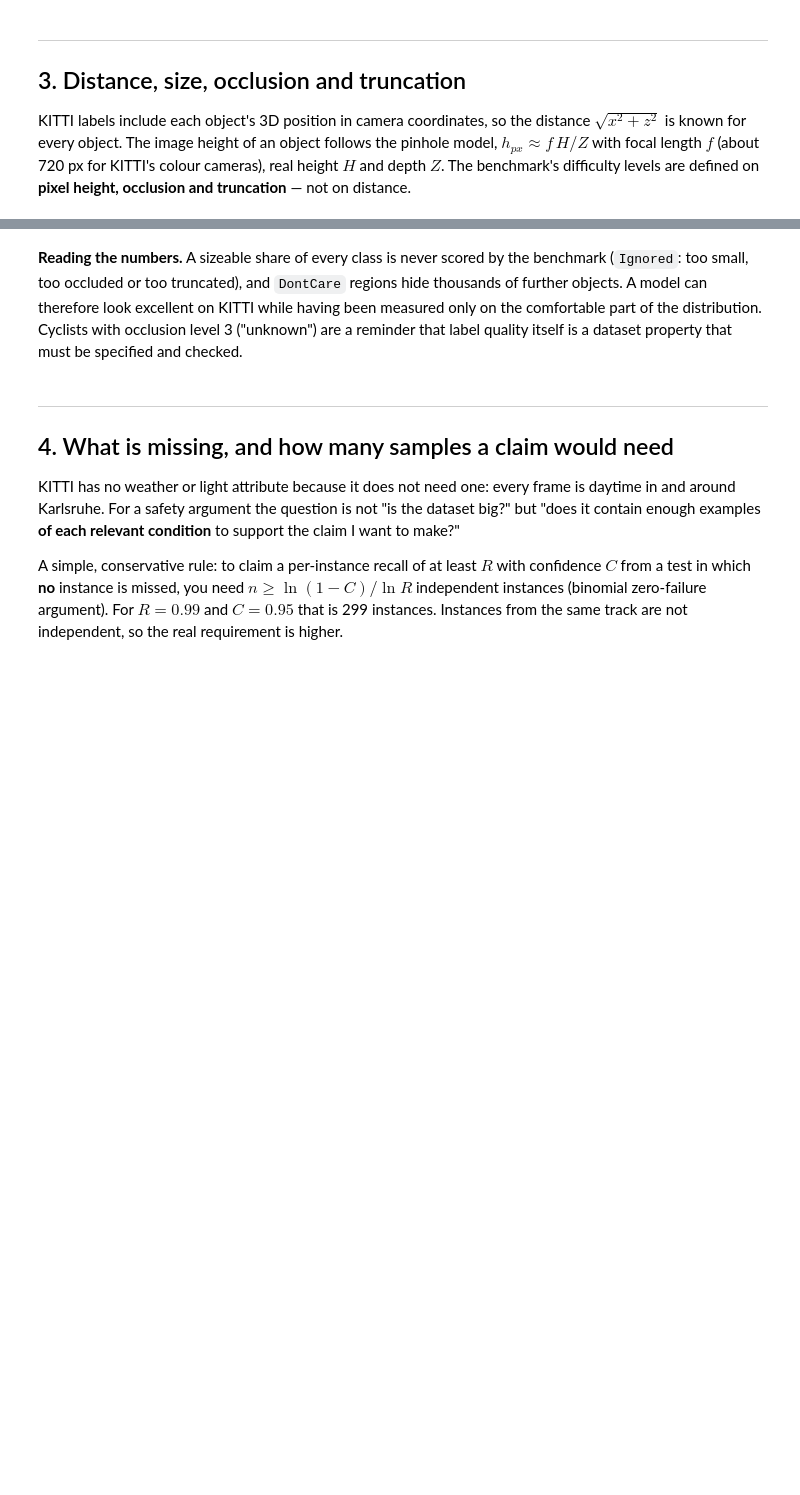
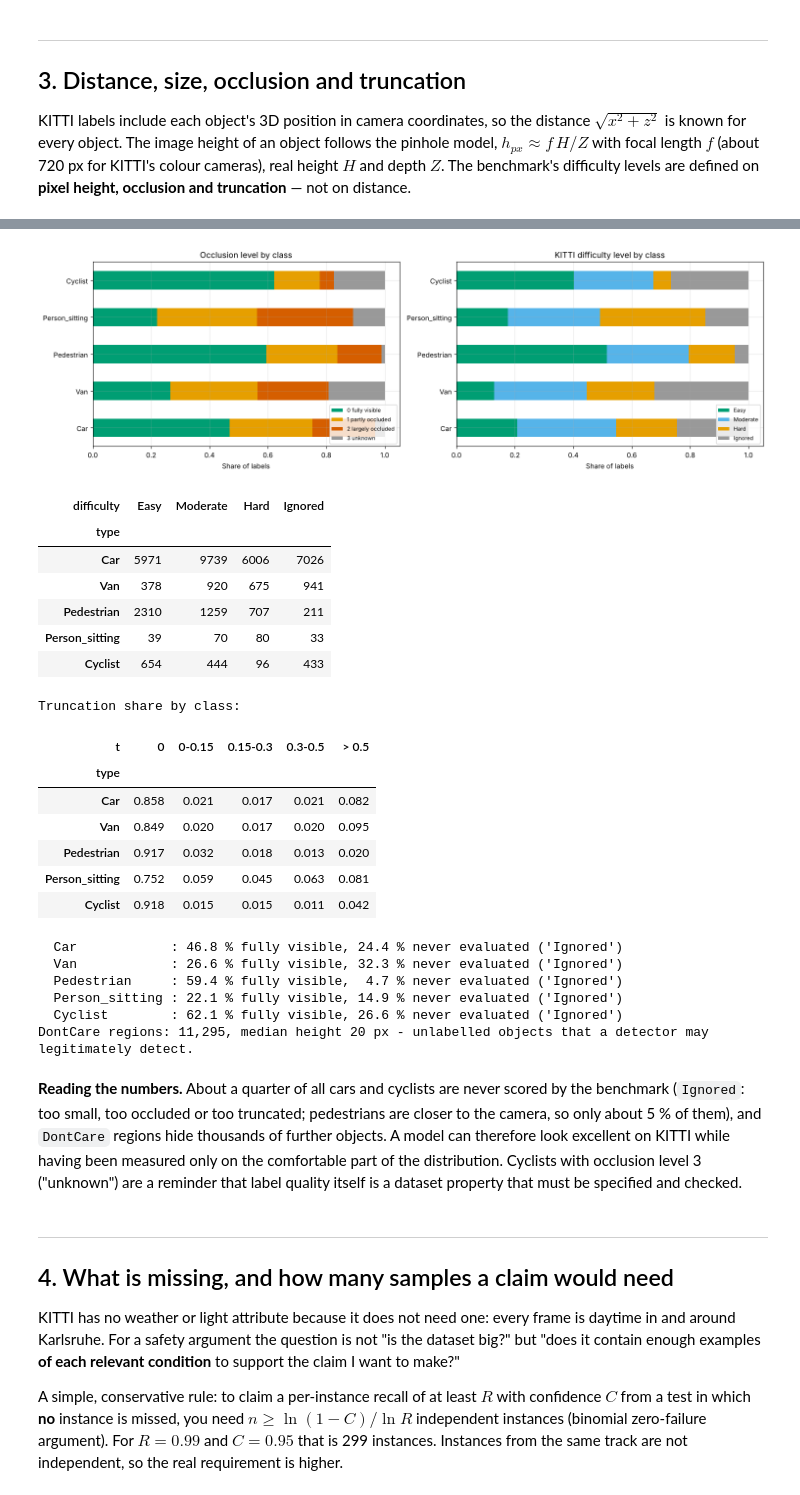
Before and after one commit to milinpatel07/Autonomous-Driving_AI-Safety-and-Security, a Jupyter notebook: 01_Perception/08_driving_datasets.ipynb, the cells around one changed output, grey strips where cells are left out. Cells and saved outputs as stored; diff of their text form; code cells hidden in the pictures; blank space fills up the shorter version.

Commit message:
WIP checkpoint: round-3 notebook work in progress (not yet verified)
Co-Authored-By: Claude Opus 5.5 <noreply@anthropic.com>
Claude-Session: https://claude.ai/code/session_01Xa5ZcLSPUU47hRWHHzZw9s

```diff
--- a/01_Perception/08_driving_datasets.ipynb
+++ b/01_Perception/08_driving_datasets.ipynb
@@ -177,0 +211,14 @@ for c in ['Car', 'Pedestrian', 'Cyclist']:
+# %%
+key = pd.DataFrame({'type': objs['type'], 'x': (objs['x'] / 0.25).round(), 'z': (objs['z'] / 0.25).round(),
+                    'u1': (objs['x1'] / 4).round(), 'v1': (objs['y1'] / 4).round(), 'u2': (objs['x2'] / 4).round()})
+repeats = objs.assign(k=pd.util.hash_pandas_object(key, index=False)).groupby(['type', 'k'])['frame'].nunique()
+rows = []
+for c in ['Car', 'Pedestrian', 'Cyclist']:
+    r = repeats.loc[c]
+    rows.append({'class': c, 'labels': int(r.sum()), 'objects seen in >= 5 frames': int((r >= 5).sum()),
+                 'labels belonging to them': int(r[r >= 5].sum()), 'largest repeat (frames)': int(r.max())})
+rep_df = pd.DataFrame(rows).set_index('class'); display(rep_df)
+cy = rep_df.loc['Cyclist']
+print(f"Cyclists: {cy['labels belonging to them']} labels ({100 * cy['labels belonging to them'] / cy['labels']:.1f} %) "
+      f"come from {cy['objects seen in >= 5 frames']} near-identical objects; one appears in {cy['largest repeat (frames)']} frames.")
+print("Frame counts overstate the number of independent samples: split train/test by recording, not by frame.")
@@ -178,30 +233,53 @@ for c in ['Car', 'Pedestrian', 'Cyclist']:
 # %%
 occ_names = {0: '0 fully visible', 1: '1 partly occluded', 2: '2 largely occluded', 3: '3 unknown'}
 classes = ['Car', 'Van', 'Pedestrian', 'Person_sitting', 'Cyclist']
 occ = pd.crosstab(objs['type'], objs['occluded'], normalize='index').loc[classes].rename(columns=occ_names)
 trunc = objs.assign(t=pd.cut(objs['truncated'], [-0.01, 0.0, 0.15, 0.3, 0.5, 1.0],
                              labels=['0', '0-0.15', '0.15-0.3', '0.3-0.5', '> 0.5']))
 trunc = pd.crosstab(trunc['type'], trunc['t'], normalize='index').loc[classes]
 diff = pd.crosstab(objs['type'], objs['difficulty']).loc[classes, ['Easy', 'Moderate', 'Hard', 'Ignored']]
 
 fig, axes = plt.subplots(1, 2, figsize=(15, 4.8))
 occ.plot(kind='barh', stacked=True, ax=axes[0], color=[OKABE_ITO[2], OKABE_ITO[0], OKABE_ITO[5], '#999999'])
 axes[0].set_xlabel('Share of labels'); axes[0].set_ylabel(''); axes[0].set_title('Occlusion level by class')
 axes[0].legend(fontsize=8, loc='lower right')
-(diff.div(diff.sum(1), axis=0)).plot(kind='barh', stacked=True, ax=axes[1],
+(diff.div(diff.sum(axis=1), axis=0)).plot(kind='barh', stacked=True, ax=axes[1],
                                      color=[OKABE_ITO[2], OKABE_ITO[1], OKABE_ITO[0], '#999999'])
 axes[1].set_xlabel('Share of labels'); axes[1].set_ylabel(''); axes[1].set_title('KITTI difficulty level by class')
 axes[1].legend(fontsize=8, loc='lower right')
 plt.tight_layout(); plt.show()
 display(diff)
 print("Truncation share by class:"); display(trunc.round(3))
 for c in classes:
     print(f"  {c:15s}: {100 * occ.loc[c].iloc[0]:4.1f} % fully visible, "
           f"{100 * diff.loc[c, 'Ignored'] / diff.loc[c].sum():4.1f} % never evaluated ('Ignored')")
 print(f"DontCare regions: {len(dontcare):,}, median height {dontcare['box_height_px'].median():.0f} px "
       "- unlabelled objects that a detector may legitimately detect.")
+# %% [output]
+[figure, added]
+| difficulty | Easy | Moderate | Hard | Ignored |
+| type |  |  |  |  |
+| Car | 5971 | 9739 | 6006 | 7026 |
+| Van | 378 | 920 | 675 | 941 |
+| Pedestrian | 2310 | 1259 | 707 | 211 |
+| Person_sitting | 39 | 70 | 80 | 33 |
+| Cyclist | 654 | 444 | 96 | 433 |
+Truncation share by class:
+| t | 0 | 0-0.15 | 0.15-0.3 | 0.3-0.5 | > 0.5 |
+| type |  |  |  |  |  |
+| Car | 0.858 | 0.021 | 0.017 | 0.021 | 0.082 |
+| Van | 0.849 | 0.020 | 0.017 | 0.020 | 0.095 |
+| Pedestrian | 0.917 | 0.032 | 0.018 | 0.013 | 0.020 |
+| Person_sitting | 0.752 | 0.059 | 0.045 | 0.063 | 0.081 |
+| Cyclist | 0.918 | 0.015 | 0.015 | 0.011 | 0.042 |
+  Car            : 46.8 % fully visible, 24.4 % never evaluated ('Ignored')
+  Van            : 26.6 % fully visible, 32.3 % never evaluated ('Ignored')
+  Pedestrian     : 59.4 % fully visible,  4.7 % never evaluated ('Ignored')
+  Person_sitting : 22.1 % fully visible, 14.9 % never evaluated ('Ignored')
+  Cyclist        : 62.1 % fully visible, 26.6 % never evaluated ('Ignored')
+DontCare regions: 11,295, median height 20 px - unlabelled objects that a detector may legitimately detect.
 # %% [markdown]
-**Reading the numbers.** A sizeable share of every class is never scored by the benchmark (`Ignored`: too small, too occluded or too truncated), and `DontCare` regions hide thousands of further objects. A model can therefore look excellent on KITTI while having been measured only on the comfortable part of the distribution. Cyclists with occlusion level 3 ("unknown") are a reminder that label quality itself is a dataset property that must be specified and checked.
+**Reading the numbers.** About a quarter of all cars and cyclists are never scored by the benchmark (`Ignored`: too small, too occluded or too truncated; pedestrians are closer to the camera, so only about 5 % of them), and `DontCare` regions hide thousands of further objects. A model can therefore look excellent on KITTI while having been measured only on the comfortable part of the distribution. Cyclists with occlusion level 3 ("unknown") are a reminder that label quality itself is a dataset property that must be specified and checked.
 # %% [markdown]
 ---
 ## 4. What is missing, and how many samples a claim would need
```
Also changed, not shown: parts of 22 cells of this notebook, 6 other files.
